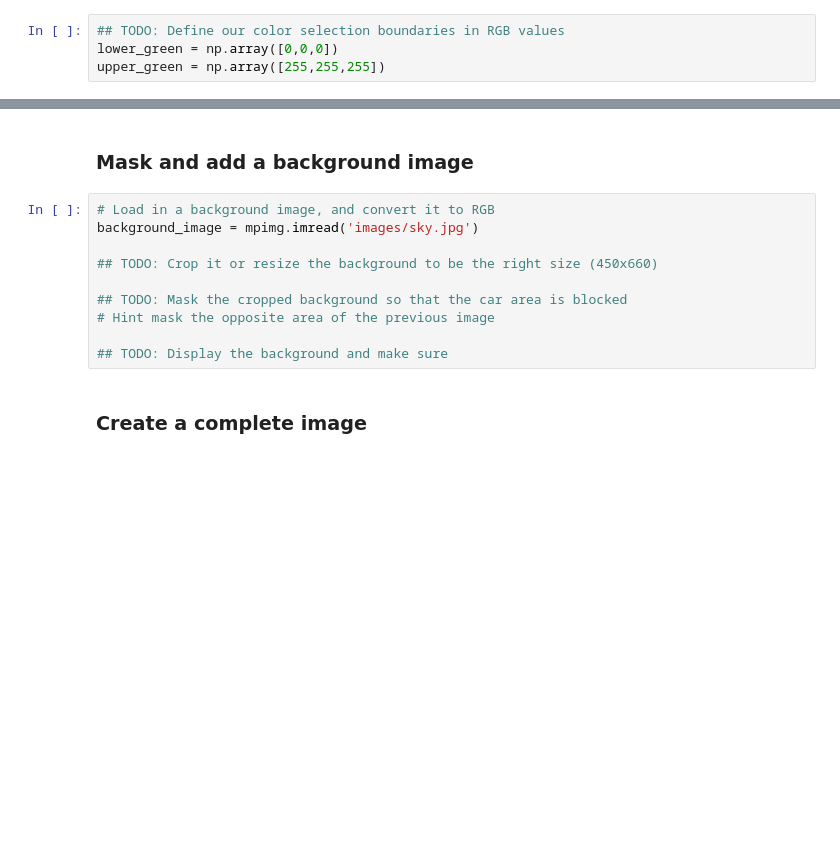
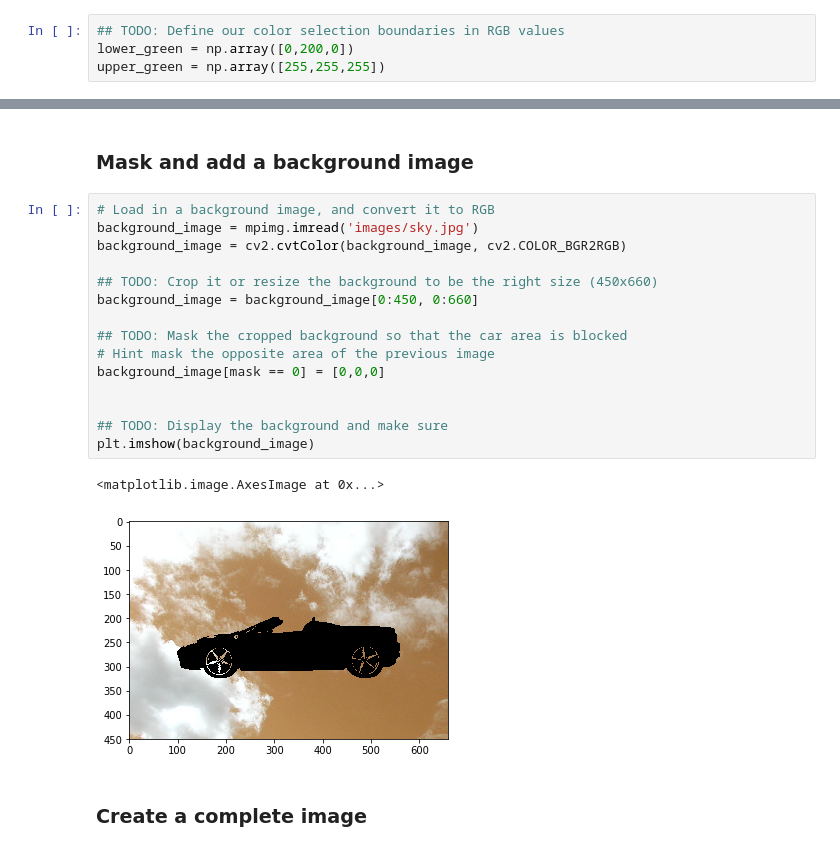
Before and after one commit to yamisky/2019_CVND_Exercises_Projects, a Jupyter notebook: Exercises/1_1_Image_Representation/4. Green Screen Car.ipynb, the cells around one changed output, grey strips where cells are left out. Cells and saved outputs as stored; diff of their text form; blank space fills up the shorter version.

```diff
--- a/Exercises/1_1_Image_Representation/4. Green Screen Car.ipynb
+++ b/Exercises/1_1_Image_Representation/4. Green Screen Car.ipynb
@@ -30,7 +30,7 @@ plt.imshow(image)
 ### Define the color threshold
 # %%
 ## TODO: Define our color selection boundaries in RGB values
-lower_green = np.array([0,0,0])
+lower_green = np.array([0,200,0])
 upper_green = np.array([255,255,255])
 # %% [markdown]
 ### Create a mask
@@ -53,13 +59,21 @@ plt.imshow(masked_image)
 # %%
 # Load in a background image, and convert it to RGB
 background_image = mpimg.imread('images/sky.jpg')
+background_image = cv2.cvtColor(background_image, cv2.COLOR_BGR2RGB)
 
 ## TODO: Crop it or resize the background to be the right size (450x660)
+background_image = background_image[0:450, 0:660]
 
 ## TODO: Mask the cropped background so that the car area is blocked
 # Hint mask the opposite area of the previous image
+background_image[mask == 0] = [0,0,0]
+
 
 ## TODO: Display the background and make sure
+plt.imshow(background_image)
+# %% [output]
+<matplotlib.image.AxesImage at 0x...>
+[figure, added]
 # %% [markdown]
 ### Create a complete image
 # %%
```
Also changed, not shown: parts of 5 cells of this notebook.
